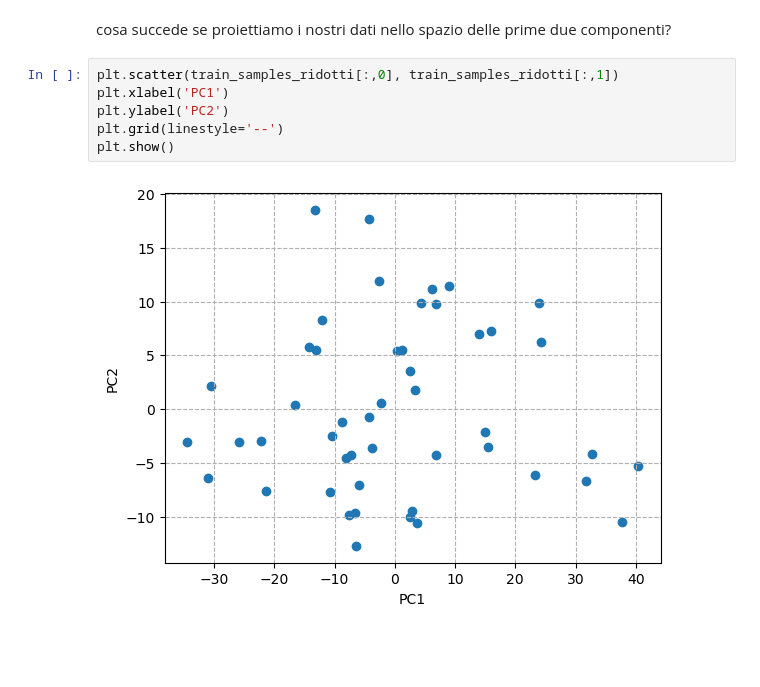
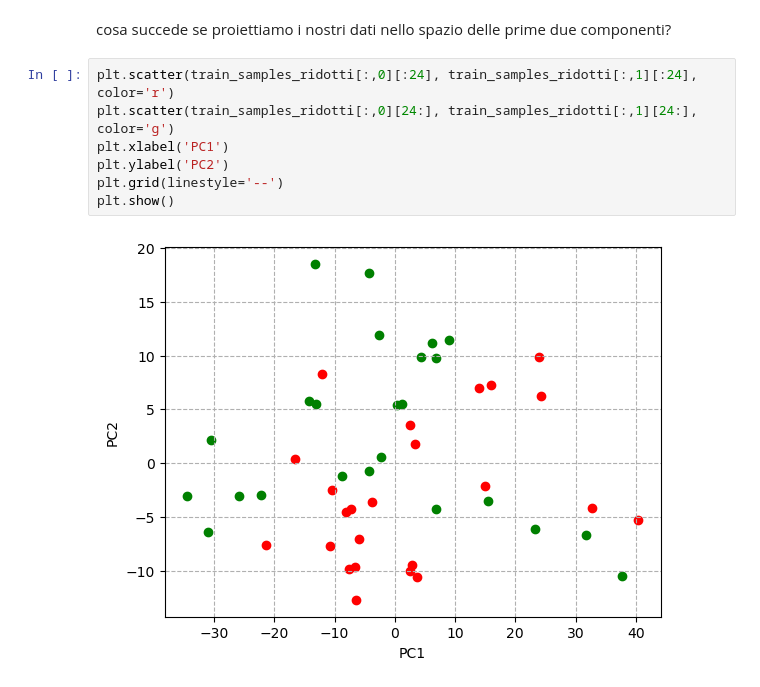
Before and after one commit to zosojack/ml-applications, a Jupyter notebook: 2-second-project/pca_benza.ipynb, the cells around one changed output. Cells and saved outputs as stored; diff of their text form; blank space fills up the shorter version.

```diff
--- a/2-second-project/pca_benza.ipynb
+++ b/2-second-project/pca_benza.ipynb
@@ -142,10 +143,11 @@ plt.show()
 # %% [markdown]
 cosa succede se proiettiamo i nostri dati nello spazio delle prime due componenti?
 # %%
-plt.scatter(train_samples_ridotti[:,0], train_samples_ridotti[:,1])
+plt.scatter(train_samples_ridotti[:,0][:24], train_samples_ridotti[:,1][:24], color='r')
+plt.scatter(train_samples_ridotti[:,0][24:], train_samples_ridotti[:,1][24:], color='g')
 plt.xlabel('PC1')
 plt.ylabel('PC2')
 plt.grid(linestyle='--')
 plt.show()
 # %% [output]
-[figure, old version]
+[figure, new version]
```
Also changed, not shown: parts of 1 cell of this notebook, 16 other files.
